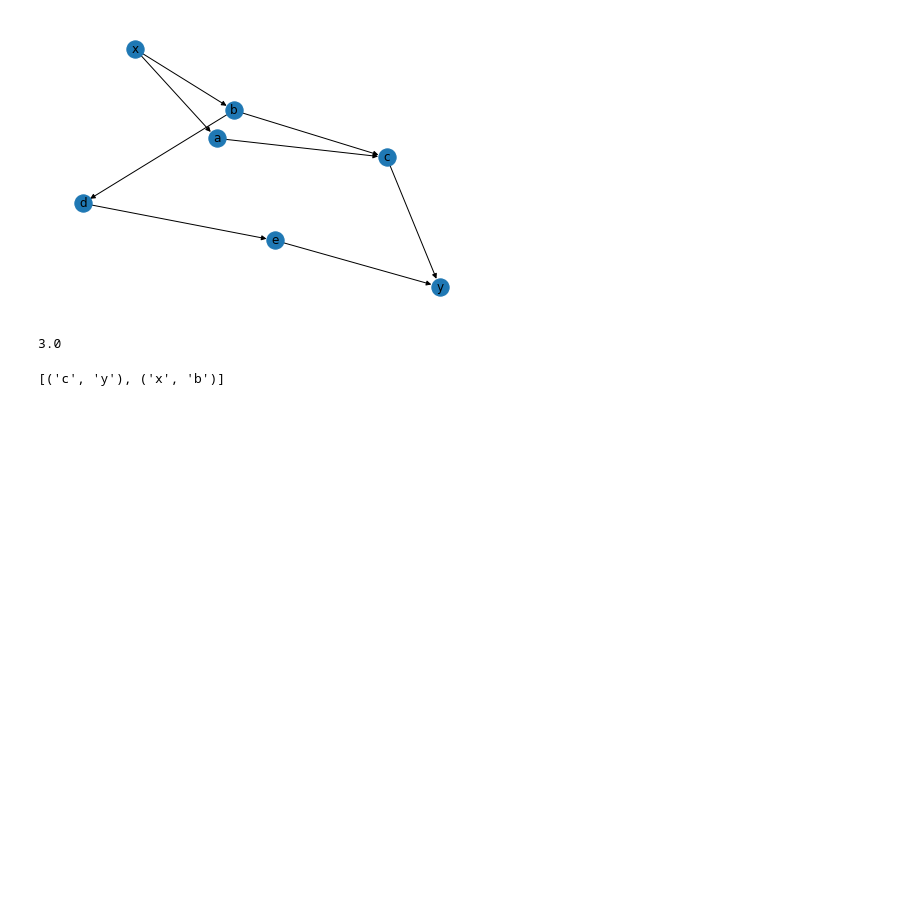
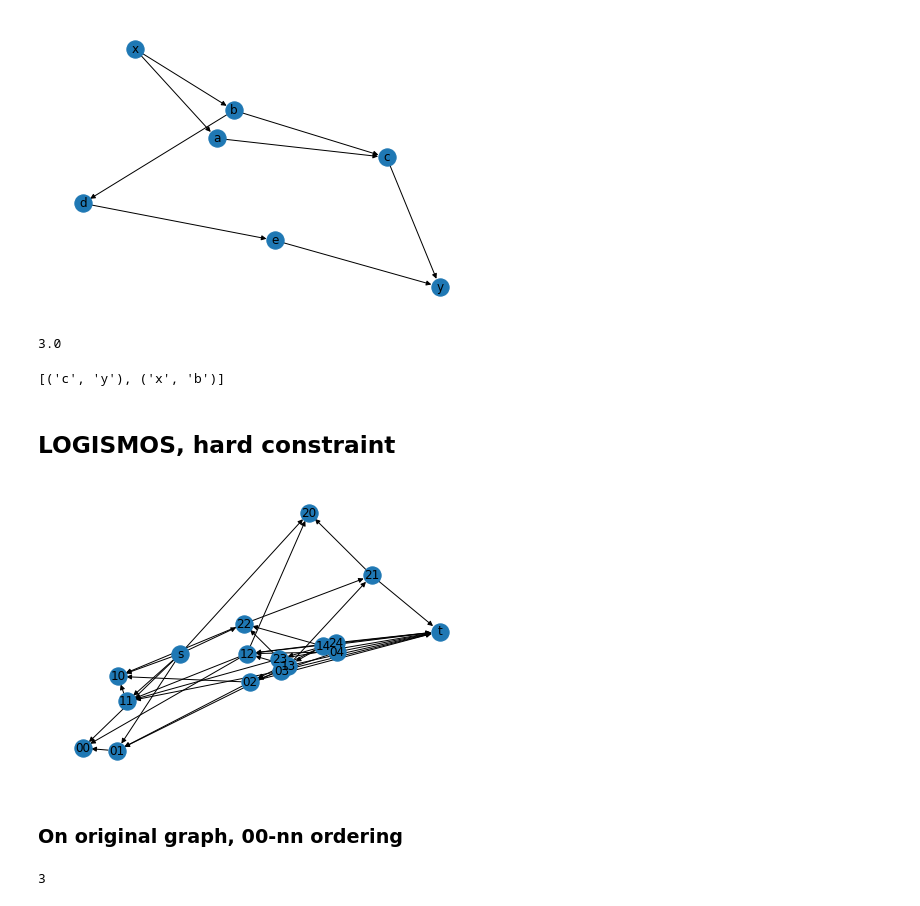
Before and after one commit to namhoangle/quantum-graph, a Jupyter notebook: qaoa.ipynb, the cells around one changed output. Cells and saved outputs as stored; diff of their text form; code cells hidden in the pictures; blank space fills up the shorter version.

```diff
--- a/qaoa.ipynb
+++ b/qaoa.ipynb
@@ -280,3 +304,79 @@ for u, nbrs in ((n, G[n]) for n in reachable):
 print(sorted(cutset))
 # %% [output]
 [('c', 'y'), ('x', 'b')]
+# %% [markdown]
+## LOGISMOS, hard constraint
+# %%
+G = nx.DiGraph()
+inf = 500
+G.add_edge("04", "03", capacity=inf)
+G.add_edge("03", "02", capacity=inf)
+G.add_edge("02", "01", capacity=inf)
+G.add_edge("01", "00", capacity=inf)
+G.add_edge("14", "13", capacity=inf)
+G.add_edge("13", "12", capacity=inf)
+G.add_edge("12", "11", capacity=inf)
+G.add_edge("11", "10", capacity=inf)
+G.add_edge("24", "23", capacity=inf)
+G.add_edge("23", "22", capacity=inf)
+G.add_edge("22", "21", capacity=inf)
+G.add_edge("21", "20", capacity=inf)
+
+G.add_edge("04", "12", capacity=inf)
+G.add_edge("03", "11", capacity=inf)
+G.add_edge("02", "10", capacity=inf)
+
+G.add_edge("14", "22", capacity=inf)
+G.add_edge("13", "21", capacity=inf)
+G.add_edge("12", "20", capacity=inf)
+
+G.add_edge("14", "02", capacity=inf)
+G.add_edge("13", "01", capacity=inf)
+G.add_edge("12", "00", capacity=inf)
+
+G.add_edge("24", "12", capacity=inf)
+G.add_edge("23", "11", capacity=inf)
+G.add_edge("22", "10", capacity=inf)
+
+# From source to positively weighted nodes
+# if a node has positive weight
+# add an edge from source (s) to the node with capacity equal to +(the weight)
+G.add_edge("s", "01", capacity=13)
+G.add_edge("s", "11", capacity=13)
+G.add_edge("s", "22", capacity=16)
+
+# To avoid "empty set" error mention in original paper
+# set weight of all base nodes to -1
+# then add an edge from source (s) to those base node with capacity equal to -(the weight)=-(-1)=1
+G.add_edge("s", "00", capacity=1)
+G.add_edge("s", "10", capacity=1)
+G.add_edge("s", "20", capacity=1)
+
+# From negatively weighted nodes to sink
+# if a node has negative weight
+# add an edge from source (s) to the node with capacity equal to -(the weight)
+G.add_edge("04", "t", capacity=10)
+G.add_edge("03", "t", capacity=10)
+G.add_edge("02", "t", capacity=18)
+
+G.add_edge("14", "t", capacity=5)
+G.add_edge("13", "t", capacity=1)
+G.add_edge("12", "t", capacity=17)
+
+G.add_edge("24", "t", capacity=10)
+G.add_edge("23", "t", capacity=1)
+G.add_edge("21", "t", capacity=3)
+
+nx.draw(G, with_labels=True)
+
+# rename nodes '00' to '1' and so on
+G_integer = nx.convert_node_labels_to_integers(G, first_label=1, ordering="default", label_attribute='old_label')
+# %% [output]
+[figure, added]
+# %% [markdown]
+### On original graph, 00-nn ordering
+# %%
+flow_value, flow_dict = nx.maximum_flow(G, "s", "t")
+flow_value
+# %% [output]
+3
```
Also changed, not shown: parts of 37 cells of this notebook, 5 other files.
